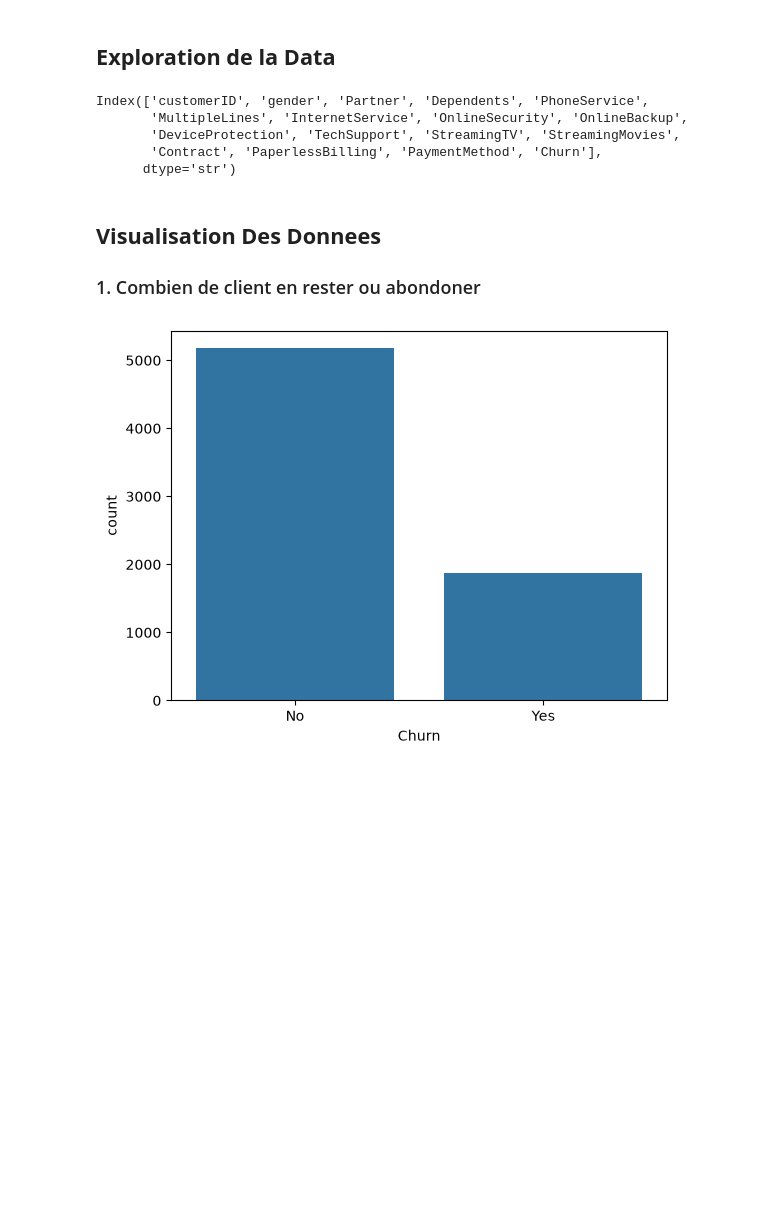
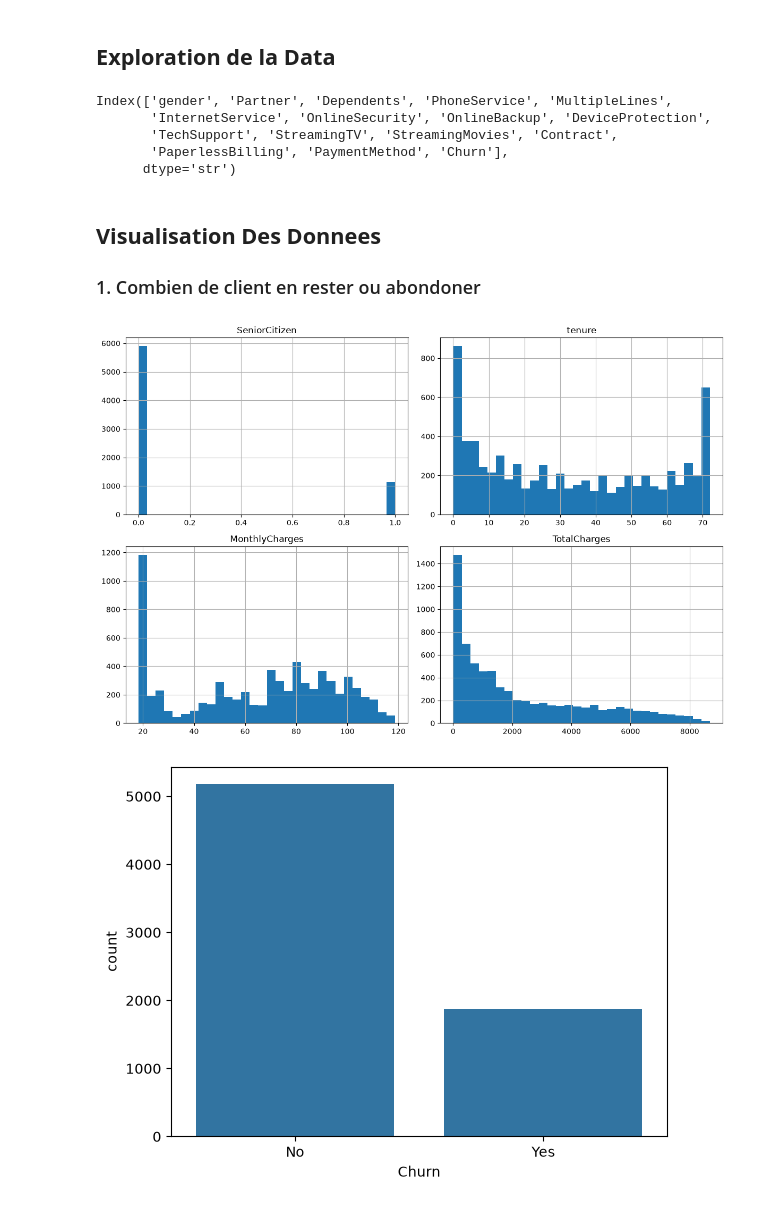
Before and after one commit to Yassinenmila/workers, a Jupyter notebook: src/explore.ipynb, the cells around one changed output. Cells and saved outputs as stored; diff of their text form; code cells hidden in the pictures; blank space fills up the shorter version.

```diff
--- a/src/explore.ipynb
+++ b/src/explore.ipynb
@@ -5,7 +5,7 @@ import pandas as pd
 import matplotlib.pyplot as plt
 import seaborn as sns
 
-df = pd.read_csv('../data/data.csv')
+df = pd.read_csv('../data/cleaned.csv')
 
 # print(df.shape)
 
@@ -32,15 +32,21 @@ NUM = [
 c = df.drop(NUM,axis=1).columns
 c
 # %% [output]
-Index(['customerID', 'gender', 'Partner', 'Dependents', 'PhoneService',
-       'MultipleLines', 'InternetService', 'OnlineSecurity', 'OnlineBackup',
-       'DeviceProtection', 'TechSupport', 'StreamingTV', 'StreamingMovies',
-       'Contract', 'PaperlessBilling', 'PaymentMethod', 'Churn'],
+Index(['gender', 'Partner', 'Dependents', 'PhoneService', 'MultipleLines',
+       'InternetService', 'OnlineSecurity', 'OnlineBackup', 'DeviceProtection',
+       'TechSupport', 'StreamingTV', 'StreamingMovies', 'Contract',
+       'PaperlessBilling', 'PaymentMethod', 'Churn'],
       dtype='str')
 # %% [markdown]
 ## **Visualisation Des Donnees**
 
 ### 1. Combien de client en rester ou abondoner
+# %%
+df.hist(figsize=(12, 8), bins=30)
+plt.tight_layout()
+plt.show()
+# %% [output]
+[figure, added]
 # %%
 sns.countplot(data=df, x="Churn")
 plt.show()
```
Also changed, not shown: parts of 2 cells of this notebook, 6 other files.
